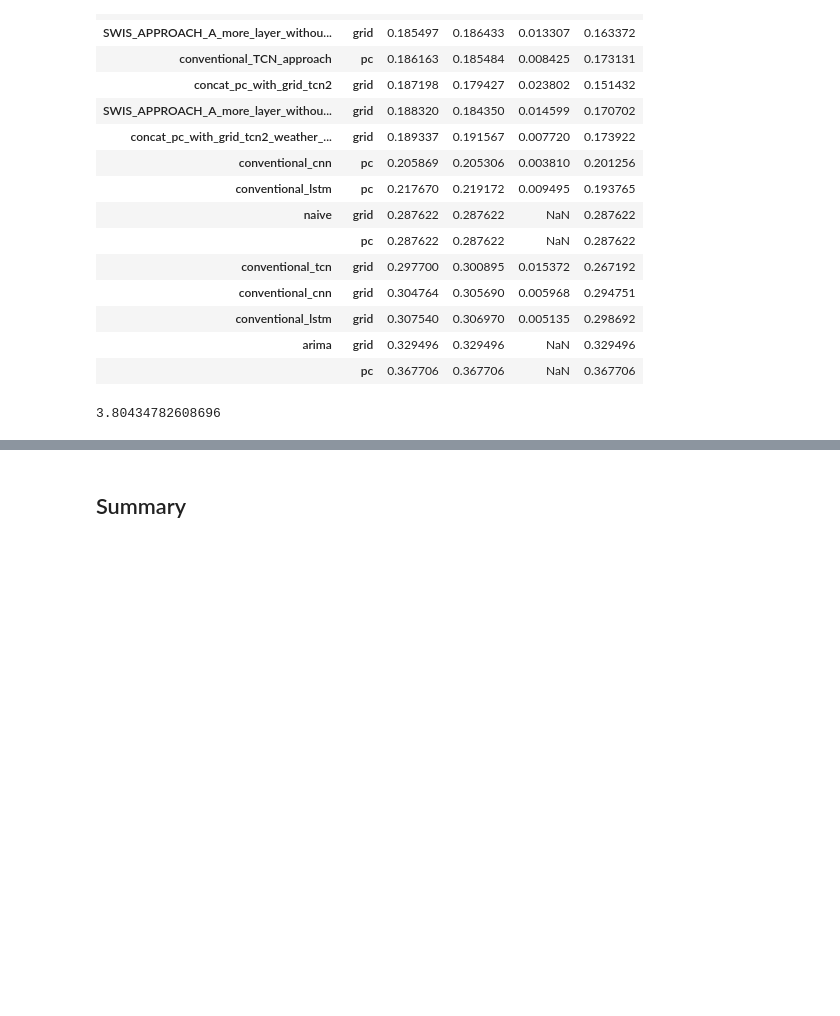
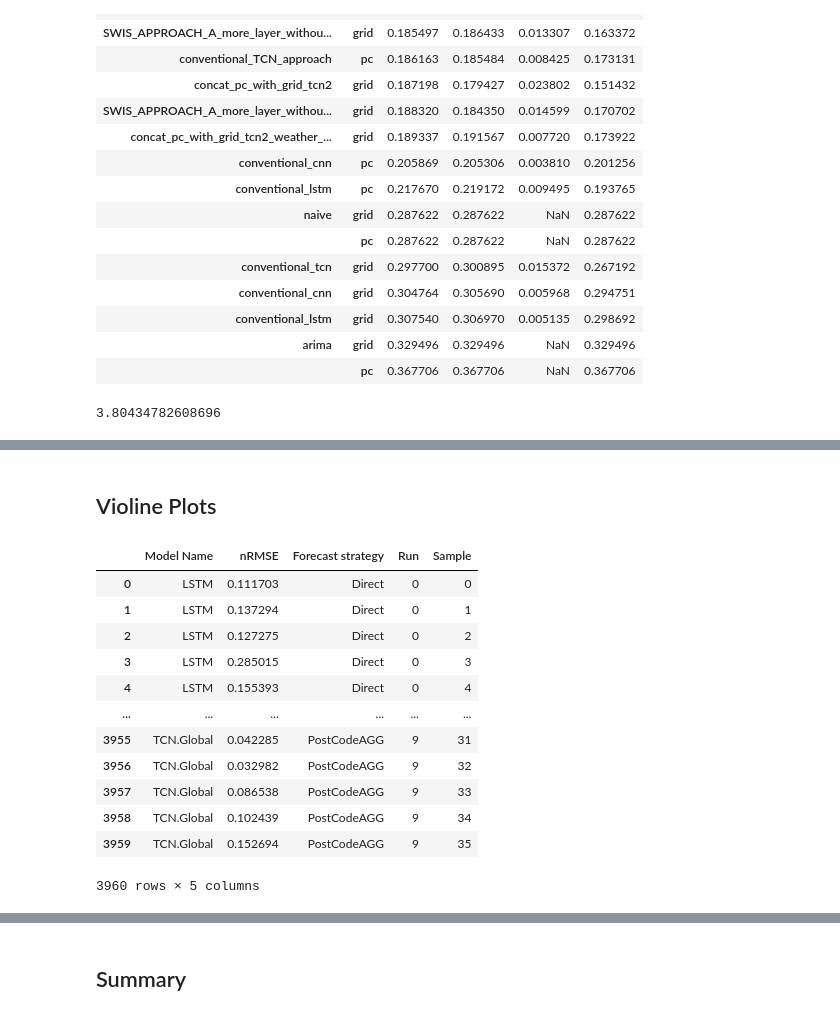
Before and after one commit to ManeeshaPerera/HTCNN-Forecasting, a Jupyter notebook: notebooks/swis_random_sample_results.ipynb, the cells around one changed output, grey strips where cells are left out. Cells and saved outputs as stored; diff of their text form; code cells hidden in the pictures; blank space fills up the shorter version.

```diff
--- a/notebooks/swis_random_sample_results.ipynb
+++ b/notebooks/swis_random_sample_results.ipynb
@@ -37,0 +49,12 @@ fc_errors.sort_values(by =('error', 'mean'))
+# %%
+models = ['conventional_lstm_grid', 'conventional_cnn_grid', 'conventional_tcn_grid',
+          'conventional_lstm_postcode', 'conventional_cnn_postcode', 'conventional_tcn_postcode',
+          'SWIS_APPROACH_A_more_layer_without_norm_grid',
+         'SWIS_APPROACH_A_more_layer_without_norm_cluster_cluster', 'concat_pc_with_grid_tcn2_grid',
+        'concat_pc_with_grid_tcn2_for_cluster_cluster',
+         'conventional_TCN_approach_postcode']
+# %%
+errors = {}
+
+for model in models:
+    errors[model] = concat_all_runs(model)
@@ -37,0 +113,2 @@ fc_errors.sort_values(by =('error', 'mean'))
+# %% [markdown]
+## Violine Plots
@@ -37,0 +145,17 @@ fc_errors.sort_values(by =('error', 'mean'))
+# %%
+boxplot_df = pd.DataFrame(boxplot_data)
+boxplot_df
+# %% [output]
+|  | Model Name | nRMSE | Forecast strategy | Run | Sample |
+| 0 | LSTM | 0.111703 | Direct | 0 | 0 |
+| 1 | LSTM | 0.137294 | Direct | 0 | 1 |
+| 2 | LSTM | 0.127275 | Direct | 0 | 2 |
+| 3 | LSTM | 0.285015 | Direct | 0 | 3 |
+| 4 | LSTM | 0.155393 | Direct | 0 | 4 |
+| ... | ... | ... | ... | ... | ... |
+| 3955 | TCN.Global | 0.042285 | PostCodeAGG | 9 | 31 |
+| 3956 | TCN.Global | 0.032982 | PostCodeAGG | 9 | 32 |
+| 3957 | TCN.Global | 0.086538 | PostCodeAGG | 9 | 33 |
+| 3958 | TCN.Global | 0.102439 | PostCodeAGG | 9 | 34 |
+| 3959 | TCN.Global | 0.152694 | PostCodeAGG | 9 | 35 |
+3960 rows × 5 columns
```
Also changed, not shown: parts of 11 cells of this notebook.
